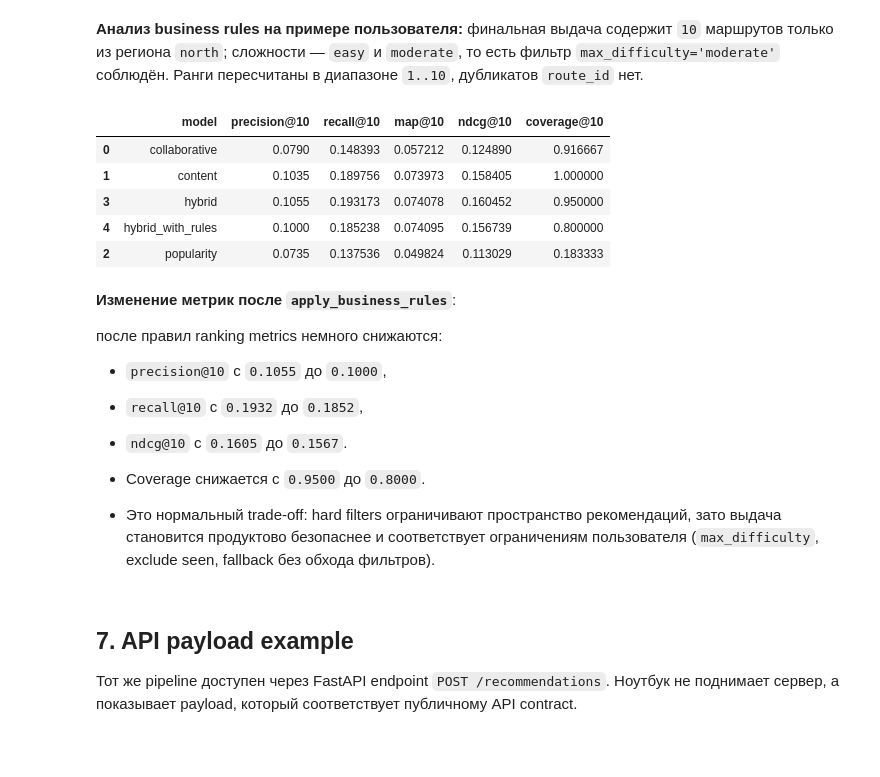
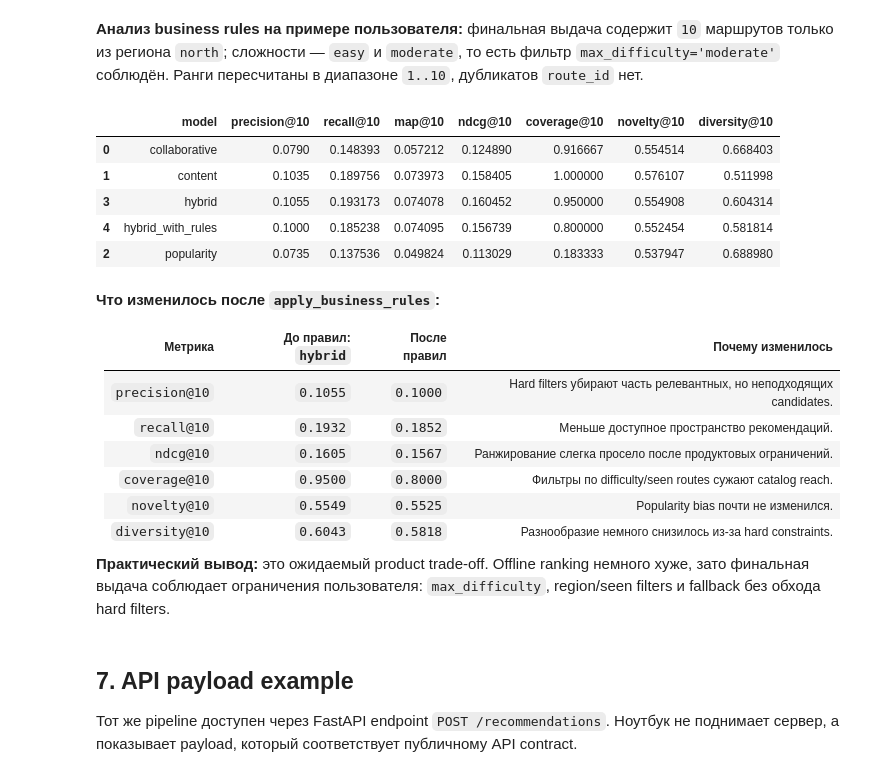
Before and after one commit to ikonushok/hiking-route-recommender-demo, a Jupyter notebook: notebooks/01_pipeline_demo.ipynb, the cells around one changed output. Saved outputs shown, nothing was run; the diff lists cells and outputs as text; code cells hidden in the pictures; blank space fills up the shorter version.

```diff
--- a/notebooks/01_pipeline_demo.ipynb
+++ b/notebooks/01_pipeline_demo.ipynb
@@ -137,7 +151,7 @@ single_model_recommendations = {
 
 single_model_metrics = pd.DataFrame(
     [
-        {"model": model_name, **evaluate_recommendations(recommendations, dataset.test_interactions, all_route_ids, cutoff=cutoff)}
+        {"model": model_name, **evaluate_recommendations(recommendations, dataset.test_interactions, all_route_ids, cutoff=cutoff, train_interactions=dataset.train_interactions, routes=dataset.routes)}
         for model_name, recommendations in single_model_recommendations.items()
     ]
 ).sort_values("model")
@@ -213,7 +232,7 @@ hybrid_recommendations = {
 
 hybrid_metrics = pd.DataFrame(
     [
-        {"model": "hybrid", **evaluate_recommendations(hybrid_recommendations, dataset.test_interactions, all_route_ids, cutoff=cutoff)}
+        {"model": "hybrid", **evaluate_recommendations(hybrid_recommendations, dataset.test_interactions, all_route_ids, cutoff=cutoff, train_interactions=dataset.train_interactions, routes=dataset.routes)}
     ]
 )
 
@@ -284,50 +313,53 @@ hybrid_with_rules_recommendations = {
                     content.recommend(current_user_id, top_k=candidate_limit),
                     popularity.recommend(current_user_id, top_k=candidate_limit),
                 ],
                 top_k=candidate_limit,
             ),
             routes=dataset.routes,
             top_k=cutoff,
             max_difficulty="moderate",
             seen_route_ids=seen_routes.get(current_user_id, set()),
             fallback_candidates=merge_candidates(
                 [popularity.recommend(current_user_id, top_k=candidate_limit)],
                 top_k=candidate_limit,
             ),
         )
     )
     for current_user_id in user_ids
 }
 
 hybrid_with_rules_metrics = pd.DataFrame(
     [
-        {"model": "hybrid_with_rules", **evaluate_recommendations(hybrid_with_rules_recommendations, dataset.test_interactions, all_route_ids, cutoff=cutoff)}
+        {"model": "hybrid_with_rules", **evaluate_recommendations(hybrid_with_rules_recommendations, dataset.test_interactions, all_route_ids, cutoff=cutoff, train_interactions=dataset.train_interactions, routes=dataset.routes)}
     ]
 )
 
 full_metrics = pd.concat(
     [single_model_metrics, hybrid_metrics, hybrid_with_rules_metrics],
     ignore_index=True,
 ).sort_values("model")
 
 full_metrics
 # %% [output]
-|  | model | precision@10 | recall@10 | map@10 | ndcg@10 | coverage@10 |
-| 0 | collaborative | 0.0790 | 0.148393 | 0.057212 | 0.124890 | 0.916667 |
-| 1 | content | 0.1035 | 0.189756 | 0.073973 | 0.158405 | 1.000000 |
-| 3 | hybrid | 0.1055 | 0.193173 | 0.074078 | 0.160452 | 0.950000 |
-| 4 | hybrid_with_rules | 0.1000 | 0.185238 | 0.074095 | 0.156739 | 0.800000 |
-| 2 | popularity | 0.0735 | 0.137536 | 0.049824 | 0.113029 | 0.183333 |
+|  | model | precision@10 | recall@10 | map@10 | ndcg@10 | coverage@10 | novelty@10 | diversity@10 |
+| 0 | collaborative | 0.0790 | 0.148393 | 0.057212 | 0.124890 | 0.916667 | 0.554514 | 0.668403 |
+| 1 | content | 0.1035 | 0.189756 | 0.073973 | 0.158405 | 1.000000 | 0.576107 | 0.511998 |
+| 3 | hybrid | 0.1055 | 0.193173 | 0.074078 | 0.160452 | 0.950000 | 0.554908 | 0.604314 |
+| 4 | hybrid_with_rules | 0.1000 | 0.185238 | 0.074095 | 0.156739 | 0.800000 | 0.552454 | 0.581814 |
+| 2 | popularity | 0.0735 | 0.137536 | 0.049824 | 0.113029 | 0.183333 | 0.537947 | 0.688980 |
 # %% [markdown]
-**Изменение метрик после `apply_business_rules`**:
+**Что изменилось после `apply_business_rules`:**
 
-после правил ranking metrics немного снижаются:
-- `precision@10` с `0.1055` до `0.1000`,
-- `recall@10` с `0.1932` до `0.1852`,
-- `ndcg@10` с `0.1605` до `0.1567`.
-- Coverage снижается с `0.9500` до `0.8000`.
+| Метрика | До правил: `hybrid` | После правил | Почему изменилось |
+|---|---:|---:|---|
+| `precision@10` | `0.1055` | `0.1000` | Hard filters убирают часть релевантных, но неподходящих candidates. |
+| `recall@10` | `0.1932` | `0.1852` | Меньше доступное пространство рекомендаций. |
+| `ndcg@10` | `0.1605` | `0.1567` | Ранжирование слегка просело после продуктовых ограничений. |
+| `coverage@10` | `0.9500` | `0.8000` | Фильтры по difficulty/seen routes сужают catalog reach. |
+| `novelty@10` | `0.5549` | `0.5525` | Popularity bias почти не изменился. |
+| `diversity@10` | `0.6043` | `0.5818` | Разнообразие немного снизилось из-за hard constraints. |
 
-- Это нормальный trade-off: hard filters ограничивают пространство рекомендаций, зато выдача становится продуктово безопаснее и соответствует ограничениям пользователя (`max_difficulty`, exclude seen, fallback без обхода фильтров).
+**Практический вывод:** это ожидаемый product trade-off. Offline ranking немного хуже, зато финальная выдача соблюдает ограничения пользователя: `max_difficulty`, region/seen filters и fallback без обхода hard filters.
 # %% [markdown]
 ## 7. API payload example
 
```
Also changed, not shown: parts of 6 cells of this notebook, 11 other files.
